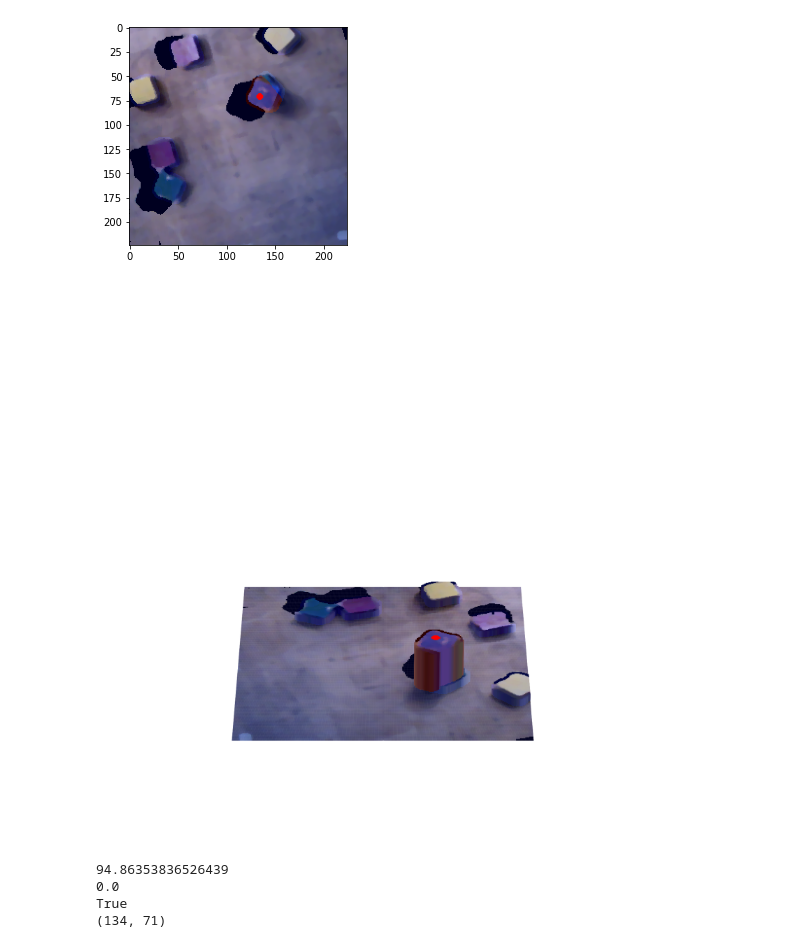
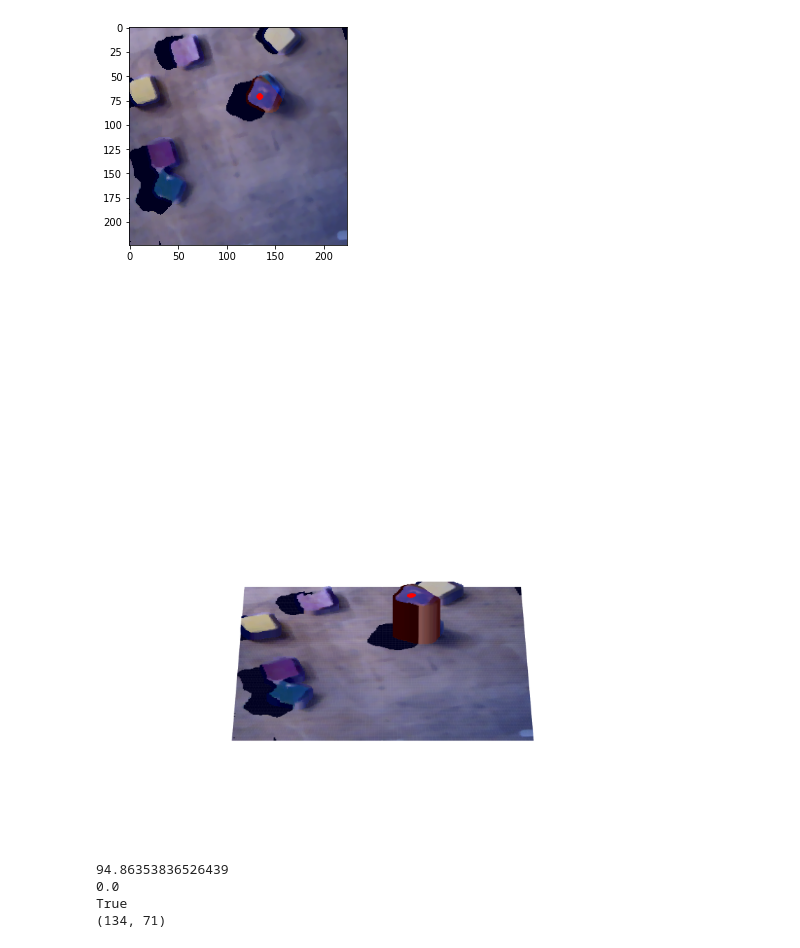
Before and after one commit to jhu-lcsr/good_robot, a Jupyter notebook: cc_figure.ipynb, the cells around one changed output. Cells and saved outputs as stored; diff of their text form; code cells hidden in the pictures.

Commit message:
Figure 7

```diff
--- a/cc_figure.ipynb
+++ b/cc_figure.ipynb
@@ -201,16 +201,17 @@ bottom = numpy.zeros(len(top))
 # %%
 figure = plt.figure(figsize=(6, 4), dpi=600)
 ax = figure.add_subplot(111, projection='3d')
-ax.view_init(elev=30., azim=90)
+# ax.view_init(elev=30., azim=90)
+ax.view_init(elev=30., azim=0)
 
 # ax.plot_surface(numpy.array(x), numpy.array(y), numpy.array(top), color=colors)
 ax.bar3d(x, y, bottom, 1, 1, top, shade=False, color=colors)
 
 ax.set_zlim(0, 500)
 
 plt.axis('off')
 
 plt.show()
 # %% [output]
-[figure, old version]
+[figure, new version]
 # %%
```
Also changed, not shown: parts of 1 cell of this notebook, 1 other file.
